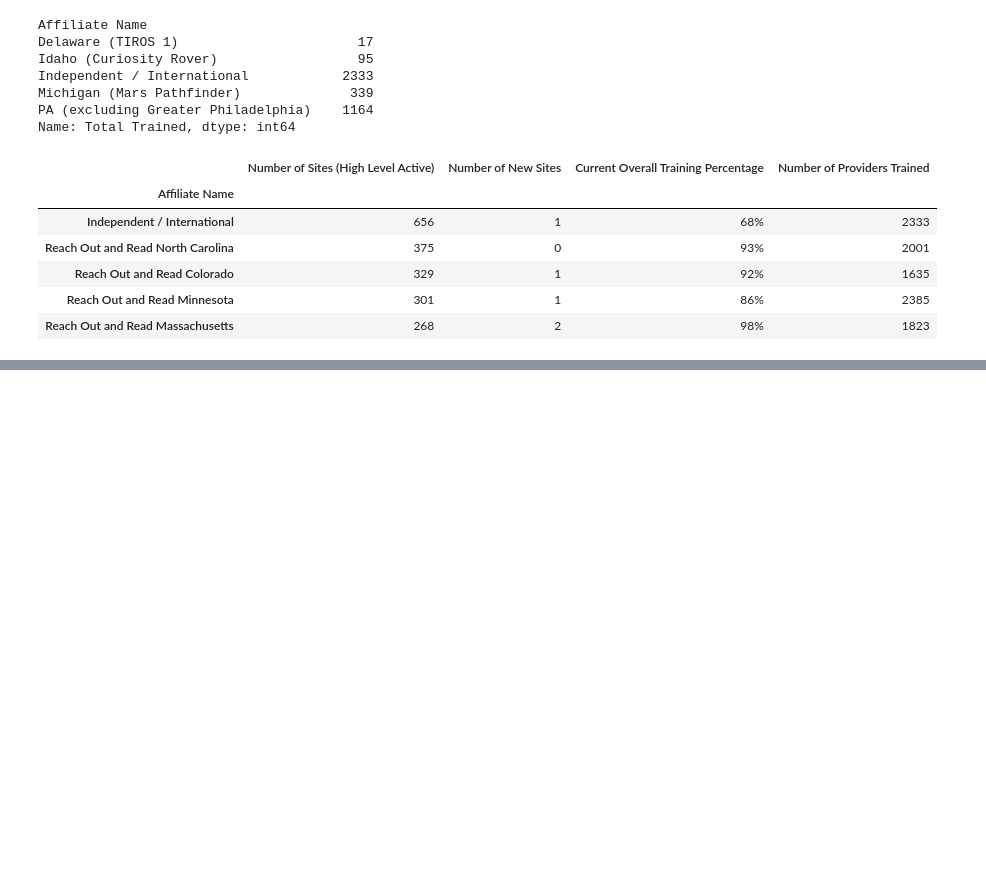
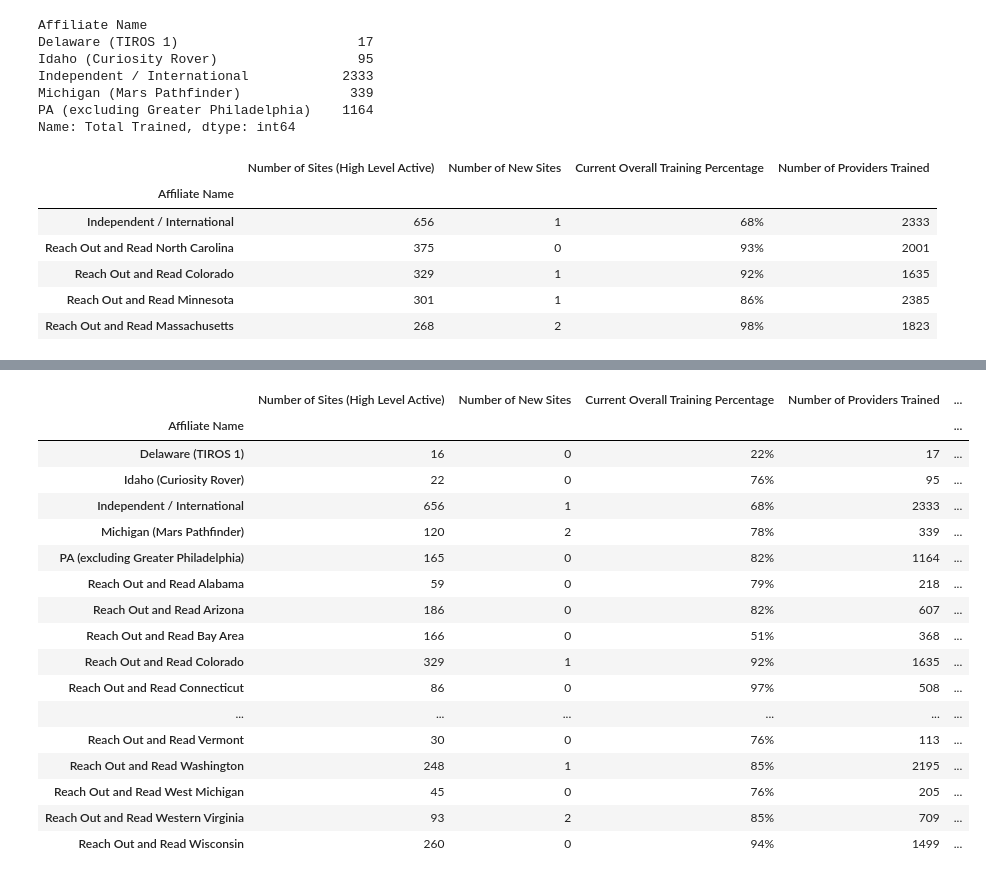
Before and after one commit to kweenkeen/ReachOutandRead, a Jupyter notebook: Mail_Merge_Monthly_Email.ipynb, the cells around one changed output, grey strips where cells are left out. Cells and saved outputs as stored; diff of their text form; code cells hidden in the pictures; blank space fills up the shorter version.

```diff
--- a/Mail_Merge_Monthly_Email.ipynb
+++ b/Mail_Merge_Monthly_Email.ipynb
@@ -232,0 +344,7 @@ mail_merge_df.head()
+# %%
+S4D_df = df[df['Status'] == 'Slated for deactivation']
+S4D_df = S4D_df['Affiliate Name'].value_counts()
+S4D_df = S4D_df.transpose()
+mail_merge_df['# of Slated for Deactivation Sites'] = S4D_df
+mail_merge_df['# of Slated for Deactivation Sites'] = mail_merge_df['# of Slated for Deactivation Sites'].fillna(0)
+mail_merge_df['# of Slated for Deactivation Sites'] = mail_merge_df['# of Slated for Deactivation Sites'].astype(int)
@@ -232,0 +400,6 @@ mail_merge_df.head()
+# %%
+missing_primary_contact_df = contact_df1['Affiliate Name'].value_counts()
+missing_primary_contact_df = missing_primary_contact_df.transpose()
+mail_merge_df['# of Missing Primary Contacts'] = missing_primary_contact_df
+mail_merge_df['# of Missing Primary Contacts'] = mail_merge_df['# of Missing Primary Contacts'].fillna(0)
+mail_merge_df['# of Missing Primary Contacts'] = mail_merge_df['# of Missing Primary Contacts'].astype(int)
@@ -232,0 +415,6 @@ mail_merge_df.head()
+# %%
+missing_medical_contact_df = contact_df2['Affiliate Name'].value_counts()
+missing_medical_contact_df = missing_medical_contact_df.transpose()
+mail_merge_df['# of Missing Medical Consultants'] = missing_medical_contact_df
+mail_merge_df['# of Missing Medical Consultants'] = mail_merge_df['# of Missing Medical Consultants'].fillna(0)
+mail_merge_df['# of Missing Medical Consultants'] = mail_merge_df['# of Missing Medical Consultants'].astype(int)
@@ -232,0 +431,23 @@ mail_merge_df.head()
+# %%
+mail_merge_df = mail_merge_df.sort_values(by='Affiliate Name')
+# %%
+mail_merge_df
+# %% [output]
+|  | Number of Sites (High Level Active) | Number of New Sites | Current Overall Training Percentage | Number of Providers Trained | ... |
+| Affiliate Name |  |  |  |  | ... |
+| Delaware (TIROS 1) | 16 | 0 | 22% | 17 | ... |
+| Idaho (Curiosity Rover) | 22 | 0 | 76% | 95 | ... |
+| Independent / International | 656 | 1 | 68% | 2333 | ... |
+| Michigan (Mars Pathfinder) | 120 | 2 | 78% | 339 | ... |
+| PA (excluding Greater Philadelphia) | 165 | 0 | 82% | 1164 | ... |
+| Reach Out and Read Alabama | 59 | 0 | 79% | 218 | ... |
+| Reach Out and Read Arizona | 186 | 0 | 82% | 607 | ... |
+| Reach Out and Read Bay Area | 166 | 0 | 51% | 368 | ... |
+| Reach Out and Read Colorado | 329 | 1 | 92% | 1635 | ... |
+| Reach Out and Read Connecticut | 86 | 0 | 97% | 508 | ... |
+| ... | ... | ... | ... | ... | ... |
+| Reach Out and Read Vermont | 30 | 0 | 76% | 113 | ... |
+| Reach Out and Read Washington | 248 | 1 | 85% | 2195 | ... |
+| Reach Out and Read West Michigan | 45 | 0 | 76% | 205 | ... |
+| Reach Out and Read Western Virginia | 93 | 2 | 85% | 709 | ... |
+| Reach Out and Read Wisconsin | 260 | 0 | 94% | 1499 | ... |
```
Also changed, not shown: parts of 36 cells of this notebook.
